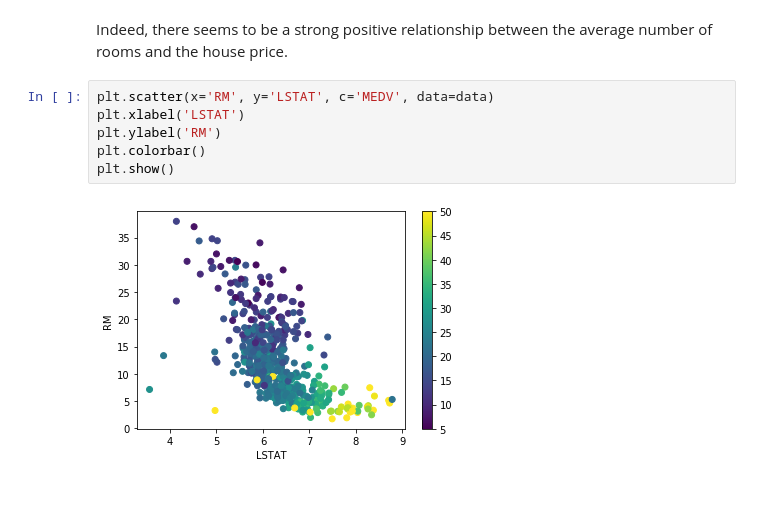
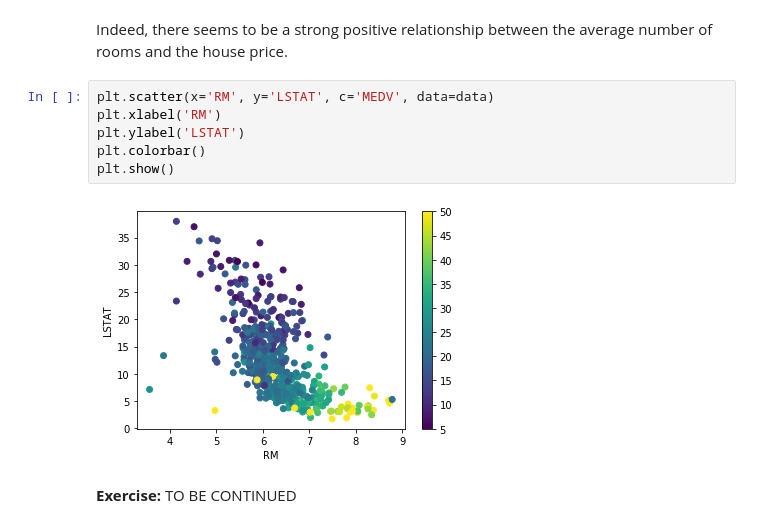
Before and after one commit to emokid003/pythoncourse, a Jupyter notebook: notebooks/3-Matplotlib.ipynb, the cells around one changed output. Saved outputs shown, nothing was run; the diff lists cells and outputs as text; blank space fills up the shorter version.

```diff
--- a/notebooks/3-Matplotlib.ipynb
+++ b/notebooks/3-Matplotlib.ipynb
@@ -307,9 +307,11 @@ plt.show()
 Indeed, there seems to be a strong positive relationship between the average number of rooms and the house price.
 # %%
 plt.scatter(x='RM', y='LSTAT', c='MEDV', data=data)
-plt.xlabel('LSTAT')
-plt.ylabel('RM')
+plt.xlabel('RM')
+plt.ylabel('LSTAT')
 plt.colorbar()
 plt.show()
 # %% [output]
-[figure, old version]
+[figure, new version]
+# %% [markdown]
+**Exercise:** TO BE CONTINUED
```
Also changed, not shown: 1 other file.
